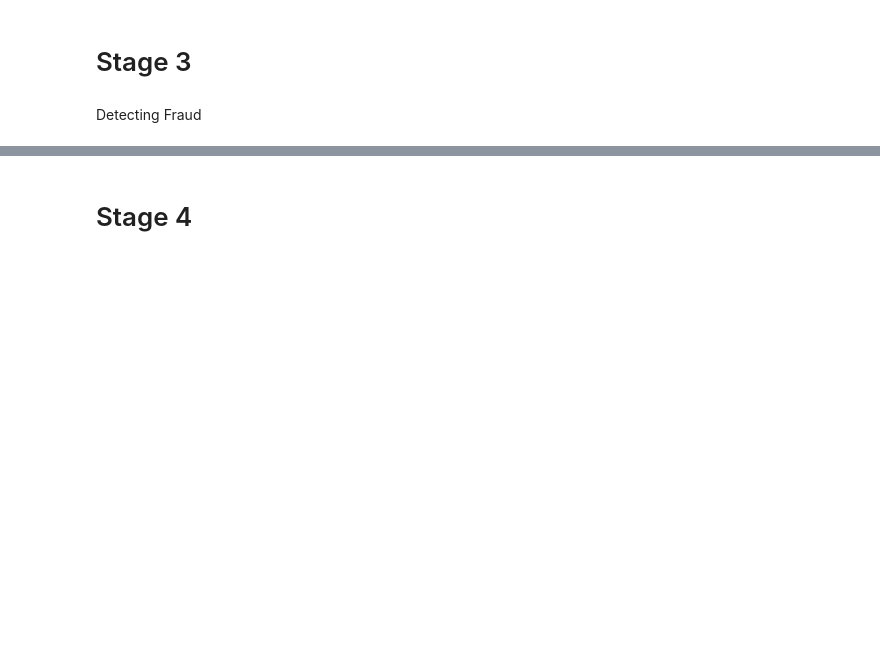
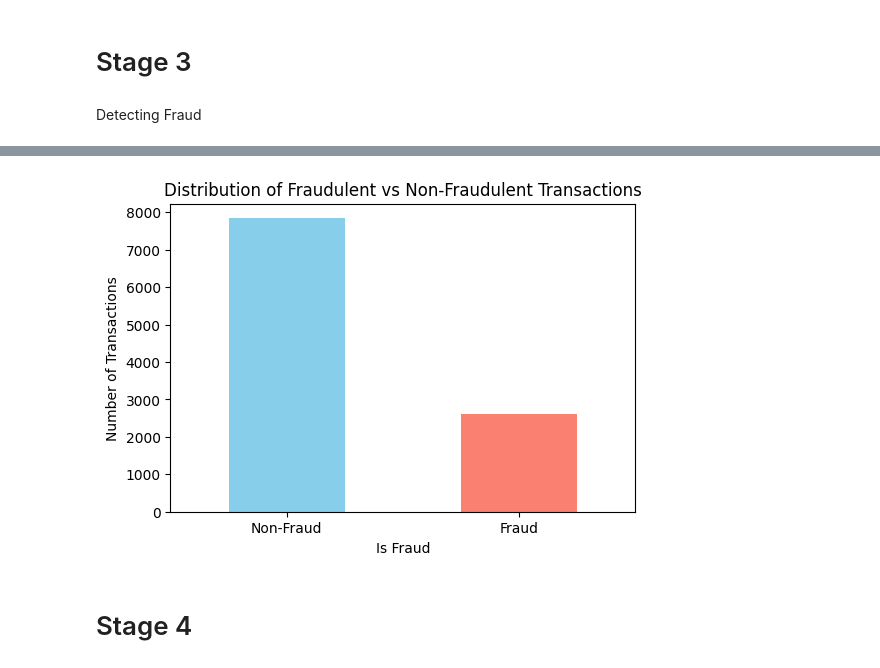
Before and after one commit to Ray99-cpu/online_store, a Jupyter notebook: jupyter_notebooks/dataset_fraud_detect.ipynb, the cells around one changed output, grey strips where cells are left out. Saved outputs shown, nothing was run; the diff lists cells and outputs as text; code cells hidden in the pictures; blank space fills up the shorter version.

Commit message:
Add information on fraud detection to notebook

```diff
--- a/jupyter_notebooks/dataset_fraud_detect.ipynb
+++ b/jupyter_notebooks/dataset_fraud_detect.ipynb
@@ -112,3 +112,17 @@ Name: count, dtype: int64
 # Stage 3
 # %% [markdown]
 Detecting Fraud
+# %%
+# The 'Segment' column in balanced_fraud_df appears to be the label for fraud detection.
+# Let's check the unique values in 'Segment' to understand the classes.
+print("Unique values in 'Segment':", balanced_fraud_df['Segment'].unique())
+
+# For fraud detection, typically one value (e.g., 1) represents fraud and another (e.g., 0) represents non-fraud.
+# Let's assume 'Segment' == 1 indicates fraud for demonstration.
+# You can adjust the label mapping as needed based on your dataset documentation.
+
+# Example: Create a binary 'is_fraud' column (1 if fraud, 0 otherwise)
+balanced_fraud_df['is_fraud'] = (balanced_fraud_df['Segment'] == 1).astype(int)
+
+# Show the distribution of the new label
+print(balanced_fraud_df['is_fraud'].value_counts())
@@ -115,3 +146,16 @@ Detecting Fraud
+# %%
+import matplotlib.pyplot as plt
+
+# Plot the distribution of fraudulent vs non-fraudulent transactions
+plt.figure(figsize=(6,4))
+balanced_fraud_df['is_fraud'].value_counts().plot(kind='bar', color=['skyblue', 'salmon'])
+plt.title('Distribution of Fraudulent vs Non-Fraudulent Transactions')
+plt.xlabel('Is Fraud')
+plt.ylabel('Number of Transactions')
+plt.xticks(ticks=[0,1], labels=['Non-Fraud', 'Fraud'], rotation=0)
+plt.show()
+# %% [output]
+[figure, added]
 # %% [markdown]
 # Stage 4
 # %% [markdown]
```
Also changed, not shown: parts of 8 cells of this notebook.
